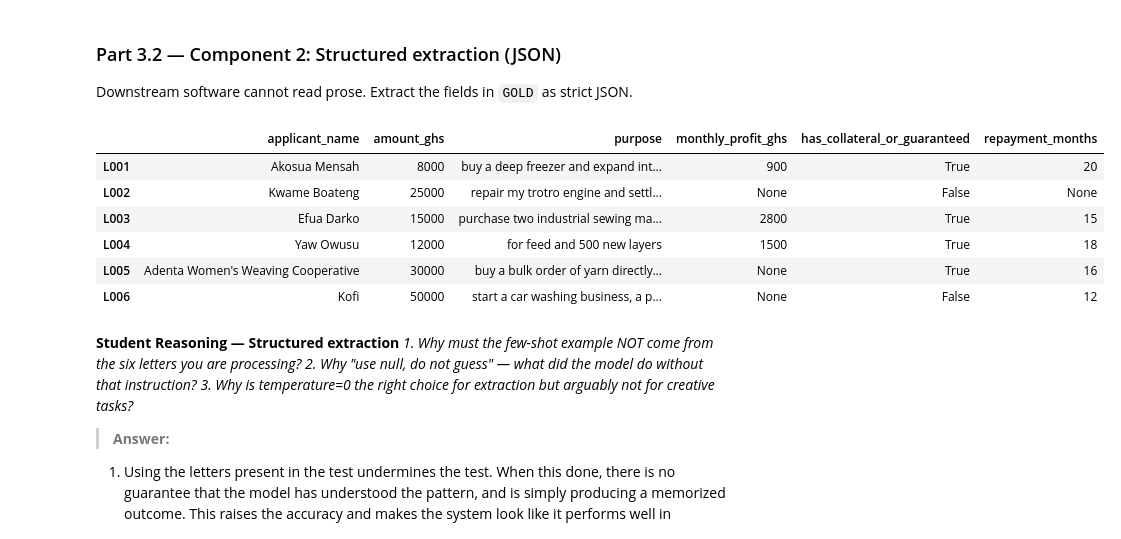
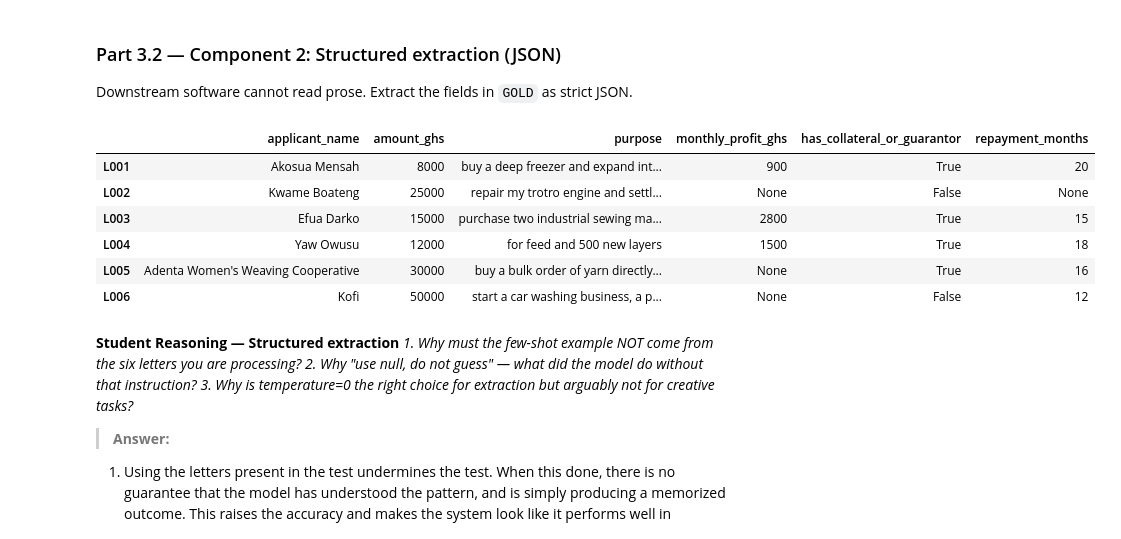
Before and after one commit to Brosflask/lab-4-llm-decision-support, a Jupyter notebook: lab_4.ipynb, the cells around one changed output. Saved outputs shown, nothing was run; the diff lists cells and outputs as text; code cells hidden in the pictures.

````diff
--- a/lab_4.ipynb
+++ b/lab_4.ipynb
@@ -334,7 +335,7 @@ EXTRACT_PROMPT_SYSTEM = """You are data extraction implement. Your task is to pr
                     -amount_ghs(number)
                     -purpose(string)
                     -monthly_profit_ghs(number or null if not present)
-                    -has_collateral_or_guaranteed(boolean)
+                    -has_collateral_or_guarantor(boolean)
                     -repayment_months(number or null if not present)
 
                     For example,
@@ -365,34 +366,34 @@ def extract_fields(letter_text):
   if raw_output.startswith("```"):
     clean_output = raw_output.strip("```")
 
   try:
     data = json.loads(clean_output)
     return data
   except json.JSONDecodeError as e:
     print(f"Failed to parse as JSON: {e}")
     print(f"Raw output was \n{repr(raw_output)}\n")
 
 
 # TODO: Run it on ALL SIX letters; collect results into a pandas DataFrame (one row per
 #   letter) and display it.
 import pandas as pd
 
 extracted_data = {}
 extracted_data = pd.DataFrame(extracted_data)
 
 row = []
 for letter in LETTERS.keys():
   result = extract_fields(LETTERS[letter])
 
   if result is not None:
     extracted_data[letter] = result
   else:
     print("Parsing failed")
 
 extracted_data_transposed = extracted_data.transpose()
 extracted_data_transposed.head(6)
 # %% [output]
-|  | applicant_name | amount_ghs | purpose | monthly_profit_ghs | has_collateral_or_guaranteed | repayment_months |
+|  | applicant_name | amount_ghs | purpose | monthly_profit_ghs | has_collateral_or_guarantor | repayment_months |
 | L001 | Akosua Mensah | 8000 | buy a deep freezer and expand int... | 900 | True | 20 |
 | L002 | Kwame Boateng | 25000 | repair my trotro engine and settl... | None | False | None |
 | L003 | Efua Darko | 15000 | purchase two industrial sewing ma... | 2800 | True | 15 |
````
Also changed, not shown: parts of 6 cells of this notebook.
